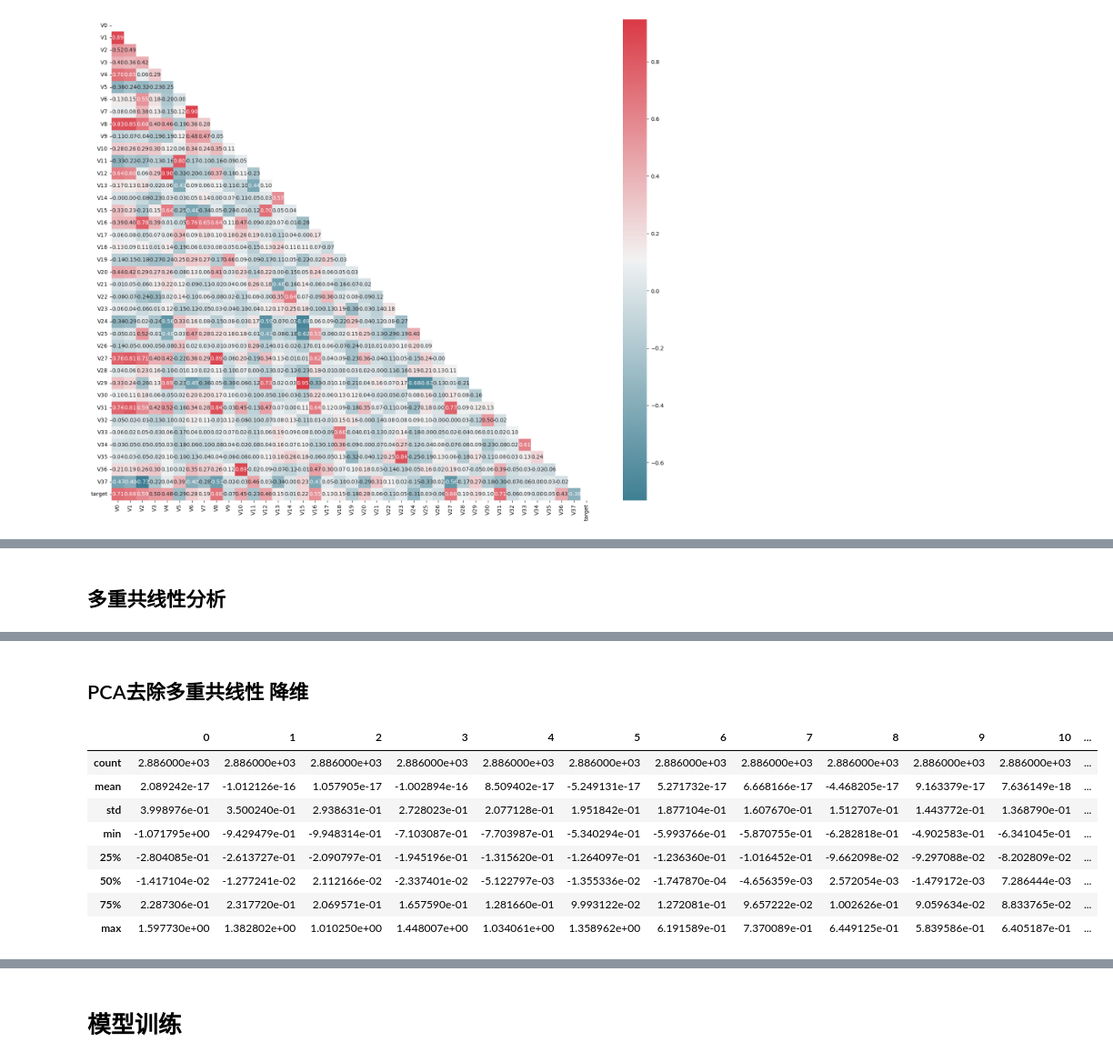
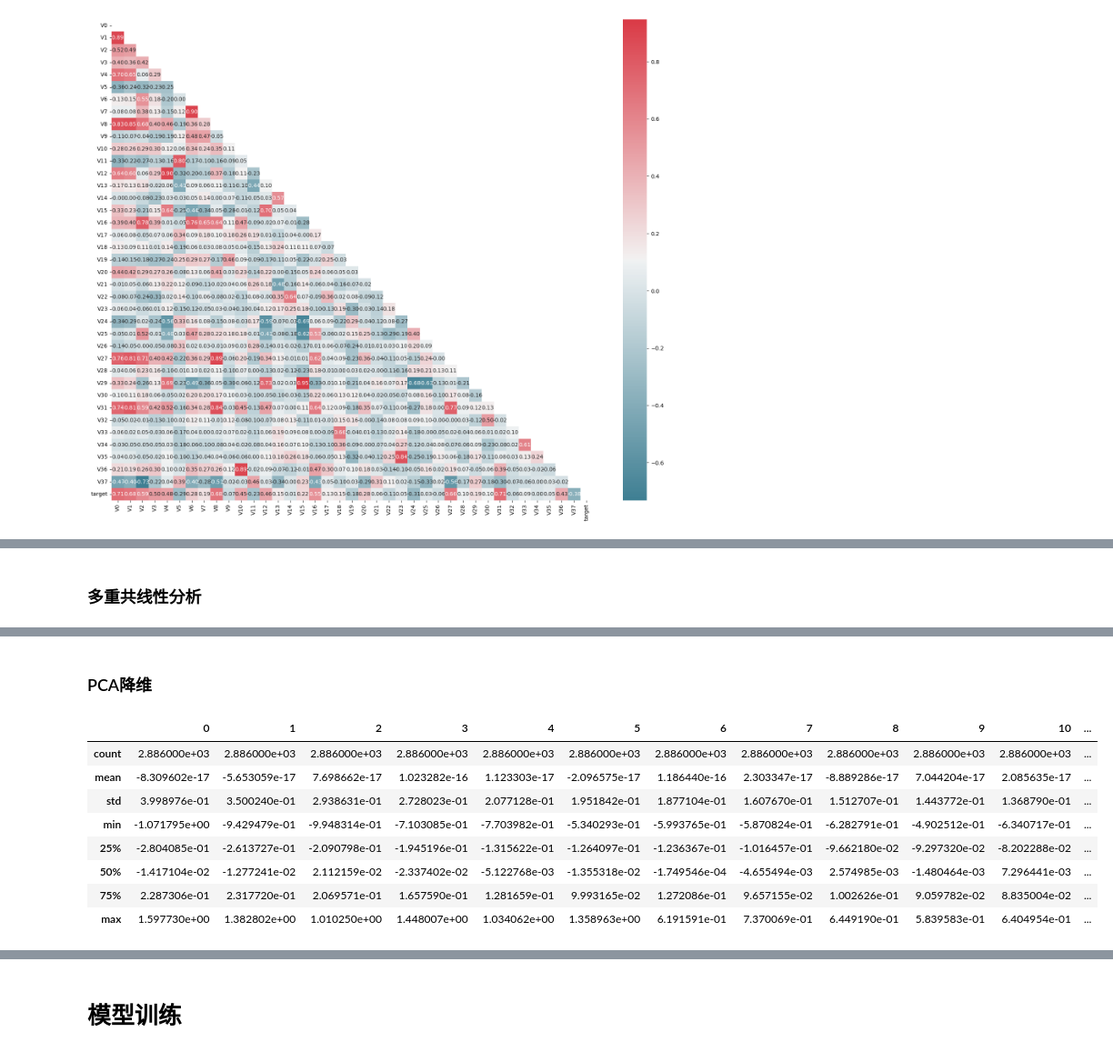
Before and after one commit to Zhou1317fe5/ml-projects, a Jupyter notebook: 工业蒸汽预测/工业蒸汽 04 模型训练.ipynb, the cells around one changed output, grey strips where cells are left out. Shown: that part at 91% size. Drawn from its saved outputs; the diff is of its cells as text; code cells hidden in the pictures.

```diff
--- a/工业蒸汽预测/工业蒸汽 04 模型训练.ipynb
+++ b/工业蒸汽预测/工业蒸汽 04 模型训练.ipynb
@@ -230,7 +149,7 @@ new_test_data_corr_select = test_data_scaler[select_features]
 13                 V37  0.376443
 14                 V24  0.305526
 # %% [markdown]
-## 多重共线性分析
+### 多重共线性分析
 # %%
 from statsmodels.stats.outliers_influence import variance_inflation_factor #多重共线性方差膨胀因子
 
@@ -260,27 +179,26 @@ VIF_list
  37.09877416736591,
  298.26442986612767,
  47.854002539887034]
-# %% [markdown]
-## PCA去除多重共线性 降维
+# %% [markdown]
+### PCA降维
 # %%
 from sklearn.decomposition import PCA   #主成分分析法
-
 #PCA方法降维
-#保持90%的信息
-pca = PCA(n_components=0.9)
-new_train_pca_90 = pca.fit_transform(train_data_scaler.iloc[:,0:-1])
-new_test_pca_90 = pca.transform(test_data_scaler)
-new_train_pca_90 = pd.DataFrame(new_train_pca_90)
-new_test_pca_90 = pd.DataFrame(new_test_pca_90)
-new_train_pca_90['target'] = train_data_scaler['target']
-new_train_pca_90.describe()
+#保留16个主成分
+pca = PCA(n_components=16)
+new_train_pca_16 = pca.fit_transform(train_data_scaler.iloc[:,0:-1])
+new_test_pca_16 = pca.transform(test_data_scaler)
+new_train_pca_16 = pd.DataFrame(new_train_pca_16)
+new_test_pca_16 = pd.DataFrame(new_test_pca_16)
+new_train_pca_16['target'] = train_data_scaler['target']
+new_train_pca_16.describe()
 # %% [output]
 |  | 0 | 1 | 2 | 3 | 4 | 5 | 6 | 7 | 8 | 9 | 10 | ... |
 | count | 2.886000e+03 | 2.886000e+03 | 2.886000e+03 | 2.886000e+03 | 2.886000e+03 | 2.886000e+03 | 2.886000e+03 | 2.886000e+03 | 2.886000e+03 | 2.886000e+03 | 2.886000e+03 | ... |
-| mean | 2.089242e-17 | -1.012126e-16 | 1.057905e-17 | -1.002894e-16 | 8.509402e-17 | -5.249131e-17 | 5.271732e-17 | 6.668166e-17 | -4.468205e-17 | 9.163379e-17 | 7.636149e-18 | ... |
+| mean | -8.309602e-17 | -5.653059e-17 | 7.698662e-17 | 1.023282e-16 | 1.123303e-17 | -2.096575e-17 | 1.186440e-16 | 2.303347e-17 | -8.889286e-17 | 7.044204e-17 | 2.085635e-17 | ... |
 | std | 3.998976e-01 | 3.500240e-01 | 2.938631e-01 | 2.728023e-01 | 2.077128e-01 | 1.951842e-01 | 1.877104e-01 | 1.607670e-01 | 1.512707e-01 | 1.443772e-01 | 1.368790e-01 | ... |
-| min | -1.071795e+00 | -9.429479e-01 | -9.948314e-01 | -7.103087e-01 | -7.703987e-01 | -5.340294e-01 | -5.993766e-01 | -5.870755e-01 | -6.282818e-01 | -4.902583e-01 | -6.341045e-01 | ... |
-| 25% | -2.804085e-01 | -2.613727e-01 | -2.090797e-01 | -1.945196e-01 | -1.315620e-01 | -1.264097e-01 | -1.236360e-01 | -1.016452e-01 | -9.662098e-02 | -9.297088e-02 | -8.202809e-02 | ... |
-| 50% | -1.417104e-02 | -1.277241e-02 | 2.112166e-02 | -2.337401e-02 | -5.122797e-03 | -1.355336e-02 | -1.747870e-04 | -4.656359e-03 | 2.572054e-03 | -1.479172e-03 | 7.286444e-03 | ... |
-| 75% | 2.287306e-01 | 2.317720e-01 | 2.069571e-01 | 1.657590e-01 | 1.281660e-01 | 9.993122e-02 | 1.272081e-01 | 9.657222e-02 | 1.002626e-01 | 9.059634e-02 | 8.833765e-02 | ... |
-| max | 1.597730e+00 | 1.382802e+00 | 1.010250e+00 | 1.448007e+00 | 1.034061e+00 | 1.358962e+00 | 6.191589e-01 | 7.370089e-01 | 6.449125e-01 | 5.839586e-01 | 6.405187e-01 | ... |
+| min | -1.071795e+00 | -9.429479e-01 | -9.948314e-01 | -7.103085e-01 | -7.703982e-01 | -5.340293e-01 | -5.993765e-01 | -5.870824e-01 | -6.282791e-01 | -4.902512e-01 | -6.340717e-01 | ... |
+| 25% | -2.804085e-01 | -2.613727e-01 | -2.090798e-01 | -1.945196e-01 | -1.315622e-01 | -1.264097e-01 | -1.236367e-01 | -1.016457e-01 | -9.662180e-02 | -9.297320e-02 | -8.202288e-02 | ... |
+| 50% | -1.417104e-02 | -1.277241e-02 | 2.112159e-02 | -2.337402e-02 | -5.122768e-03 | -1.355318e-02 | -1.749546e-04 | -4.655494e-03 | 2.574985e-03 | -1.480464e-03 | 7.296441e-03 | ... |
+| 75% | 2.287306e-01 | 2.317720e-01 | 2.069571e-01 | 1.657590e-01 | 1.281659e-01 | 9.993165e-02 | 1.272086e-01 | 9.657155e-02 | 1.002626e-01 | 9.059782e-02 | 8.835004e-02 | ... |
+| max | 1.597730e+00 | 1.382802e+00 | 1.010250e+00 | 1.448007e+00 | 1.034062e+00 | 1.358963e+00 | 6.191591e-01 | 7.370069e-01 | 6.449190e-01 | 5.839583e-01 | 6.404954e-01 | ... |
```
Also changed, not shown: parts of 51 cells of this notebook, 1 other file.
